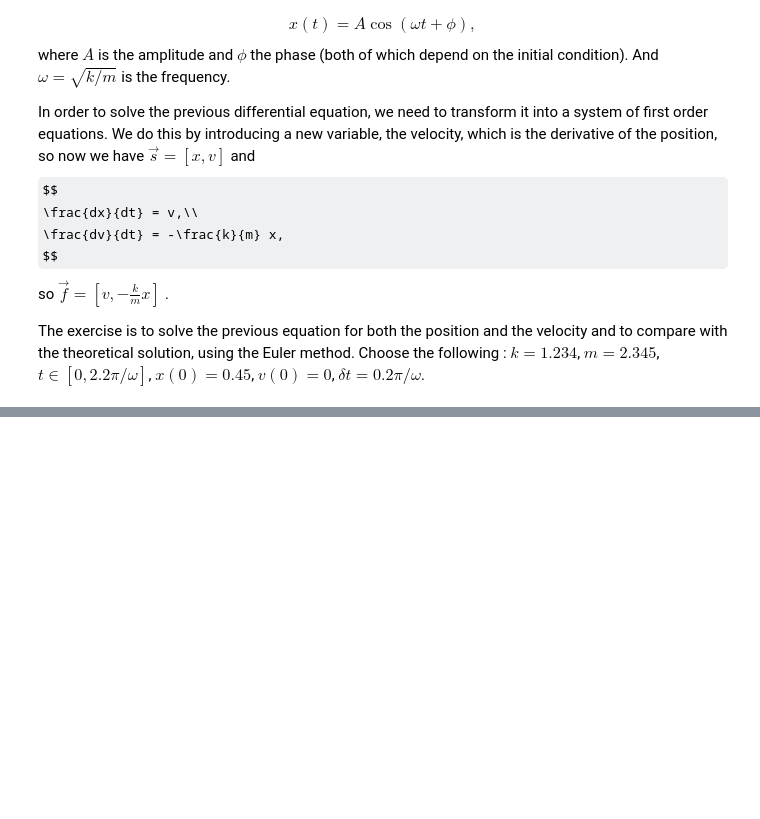
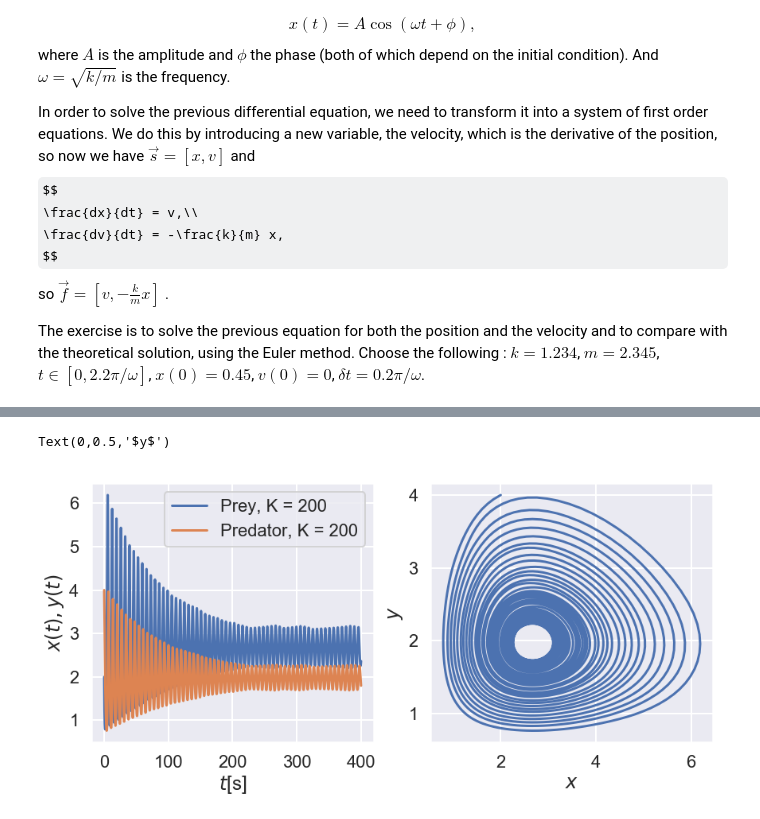
Before and after one commit to iluvatar1/ModelingToolsEngineering, a Jupyter notebook: 05-ODE-SystemsOfEquations/05-ODESystems-RK4-ScipyODE.ipynb, the cells around one changed output, grey strips where cells are left out. Drawn from its saved outputs; the diff is of its cells as text; code cells hidden in the pictures; some formulas as TeX source; blank space fills up the shorter version.

```diff
--- a/05-ODE-SystemsOfEquations/05-ODESystems-RK4-ScipyODE.ipynb
+++ b/05-ODE-SystemsOfEquations/05-ODESystems-RK4-ScipyODE.ipynb
@@ -314,6 +356,45 @@ The exercise is to solve the previous equation for both the position and the vel
 ## Chapra: Modified Lokta-Volterra
 <img src="fig/chapra-04-A.png">
 <img src="fig/chapra-04-B.png">
+# %%
+from scipy.integrate import solve_ivp
+import numpy as np
+
+A=1.2
+B=0.6
+C=0.8
+D=0.3
+K=200
+
+X0=2
+Y0=4
+T0=0
+TF=400
+DT=0.0625
+
+def fderiv(t, y):
+    return np.array([A*(1-y[0]/K)*y[0] - B*y[0]*y[1], -C*y[1] + D*y[0]*y[1]])
+
+sol = solve_ivp(fderiv, t_span=[T0, TF], t_eval=np.arange(T0, TF+DT, DT), y0=[X0, Y0])
+
+%matplotlib inline
+import matplotlib.pyplot as plt
+import seaborn as sns
+sns.set()
+sns.set_context("poster")
+
+fig, ax = plt.subplots(1,2, figsize=(14, 6))
+ax[0].plot(sol.t, sol.y[0], label=r"Prey, K = {}".format(K))
+ax[0].plot(sol.t, sol.y[1], label=r"Predator, K = {}".format(K))
+ax[0].set_xlabel(r"$t$[s]")
+ax[0].set_ylabel(r"$x(t), y(t)$")
+ax[0].legend()
+ax[1].plot(sol.y[0], sol.y[1])
+ax[1].set_xlabel(r"$x$")
+ax[1].set_ylabel(r"$y$")
+# %% [output]
+Text(0,0.5,'$y$')
+[figure, added]
 # %% [markdown]
 ## Ward: Integral
 <img src="fig/ward-01.png">
```
Also changed, not shown: parts of 9 cells of this notebook.
